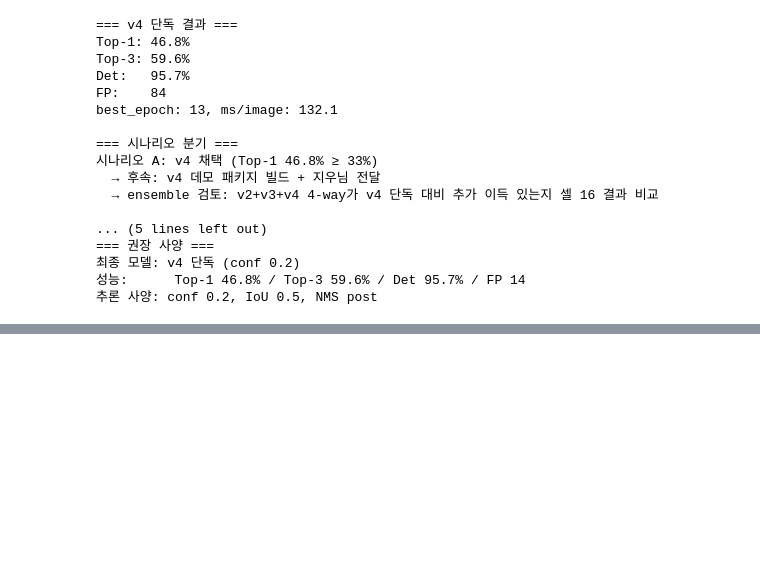
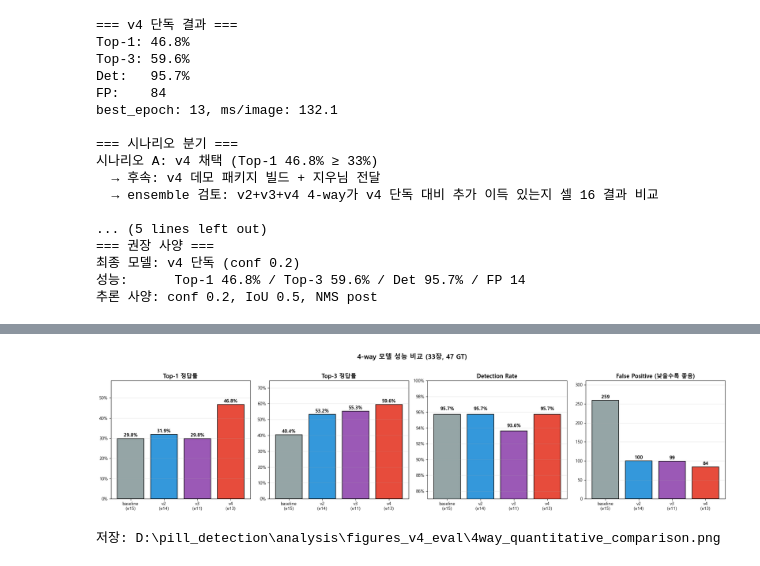
Before and after one commit to wony98/pill_detection, a Jupyter notebook: analysis/03_v4_evaluation_analysis.ipynb, the cells around one changed output, grey strips where cells are left out. Cells and saved outputs as stored; diff of their text form; code cells hidden in the pictures; blank space fills up the shorter version.

```diff
--- a/analysis/03_v4_evaluation_analysis.ipynb
+++ b/analysis/03_v4_evaluation_analysis.ipynb
@@ -933,0 +941,69 @@ best_epoch: 13, ms/image: 132.1
+# %%
+# 4-way 정량 비교 — Top-1 / Top-3 / Detection / FP 막대그래프
+model_names = ['baseline\n(e15)', 'v2\n(e14)', 'v3\n(e11)', 'v4\n(e13)']
+model_colors = ['#95a5a6', '#3498db', '#9b59b6', '#e74c3c']
+metrics_list = [b_metrics, v2_metrics, v3_metrics, v4_metrics]
+
+fig, axes = plt.subplots(1, 4, figsize=(20, 5))
+x = np.arange(len(model_names))
+
+# (1) Top-1
+ax = axes[0]
+vals = [m['top1_accuracy'] for m in metrics_list]
+bars = ax.bar(x, vals, color=model_colors, edgecolor='black', linewidth=1.2)
+ax.set_xticks(x); ax.set_xticklabels(model_names)
+ax.set_ylim(0, max(vals) * 1.25)
+ax.yaxis.set_major_formatter(plt.FuncFormatter(lambda v, _: f'{v:.0%}'))
+ax.set_title('Top-1 정답률', fontsize=13, fontweight='bold')
+ax.grid(axis='y', alpha=0.3)
+for b, v in zip(bars, vals):
+    ax.text(b.get_x() + b.get_width()/2, v + max(vals)*0.02, f'{v:.1%}',
+            ha='center', fontsize=11, fontweight='bold')
+
+# (2) Top-3
+ax = axes[1]
+vals = [m['top3_accuracy'] for m in metrics_list]
+bars = ax.bar(x, vals, color=model_colors, edgecolor='black', linewidth=1.2)
+ax.set_xticks(x); ax.set_xticklabels(model_names)
+ax.set_ylim(0, max(vals) * 1.25)
+ax.yaxis.set_major_formatter(plt.FuncFormatter(lambda v, _: f'{v:.0%}'))
+ax.set_title('Top-3 정답률', fontsize=13, fontweight='bold')
+ax.grid(axis='y', alpha=0.3)
+for b, v in zip(bars, vals):
+    ax.text(b.get_x() + b.get_width()/2, v + max(vals)*0.02, f'{v:.1%}',
+            ha='center', fontsize=11, fontweight='bold')
+
+# (3) Detection rate
+ax = axes[2]
+vals = [m['detection_rate'] for m in metrics_list]
+bars = ax.bar(x, vals, color=model_colors, edgecolor='black', linewidth=1.2)
+ax.set_xticks(x); ax.set_xticklabels(model_names)
+ax.set_ylim(0.85, 1.0)
+ax.yaxis.set_major_formatter(plt.FuncFormatter(lambda v, _: f'{v:.0%}'))
+ax.set_title('Detection Rate', fontsize=13, fontweight='bold')
+ax.grid(axis='y', alpha=0.3)
+for b, v in zip(bars, vals):
+    ax.text(b.get_x() + b.get_width()/2, v + 0.005, f'{v:.1%}',
+            ha='center', fontsize=11, fontweight='bold')
+
+# (4) FP
+ax = axes[3]
+vals = [m['n_false_pos'] for m in metrics_list]
+bars = ax.bar(x, vals, color=model_colors, edgecolor='black', linewidth=1.2)
+ax.set_xticks(x); ax.set_xticklabels(model_names)
+ax.set_ylim(0, max(vals) * 1.2)
+ax.set_title('False Positive (낮을수록 좋음)', fontsize=13, fontweight='bold')
+ax.grid(axis='y', alpha=0.3)
+for b, v in zip(bars, vals):
+    ax.text(b.get_x() + b.get_width()/2, v + max(vals)*0.02, f'{v}',
+            ha='center', fontsize=11, fontweight='bold')
+
+fig.suptitle('4-way 모델 성능 비교 (33장, 47 GT)', fontsize=15, fontweight='bold', y=1.02)
+plt.tight_layout()
+out_path = FIG_DIR / '4way_quantitative_comparison.png'
+plt.savefig(out_path, dpi=120, bbox_inches='tight')
+plt.show()
+print(f'저장: {out_path}')
+# %% [output]
+[figure, added]
+저장: D:\pill_detection\analysis\figures_v4_eval\4way_quantitative_comparison.png
```
Also changed, not shown: parts of 4 cells of this notebook, 27 other files.
